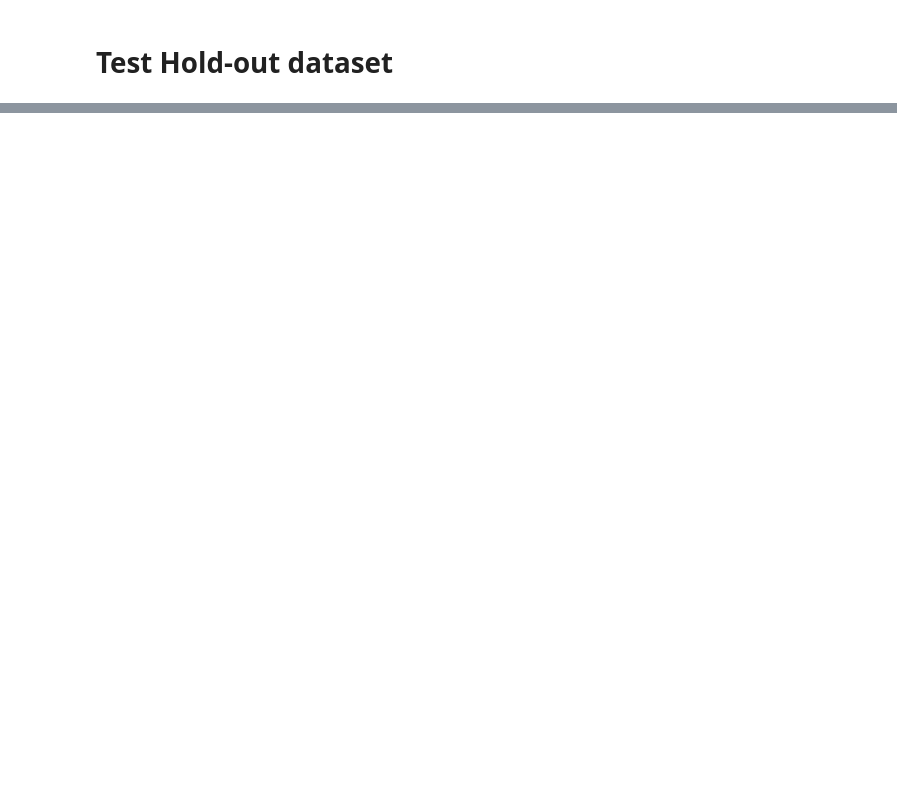
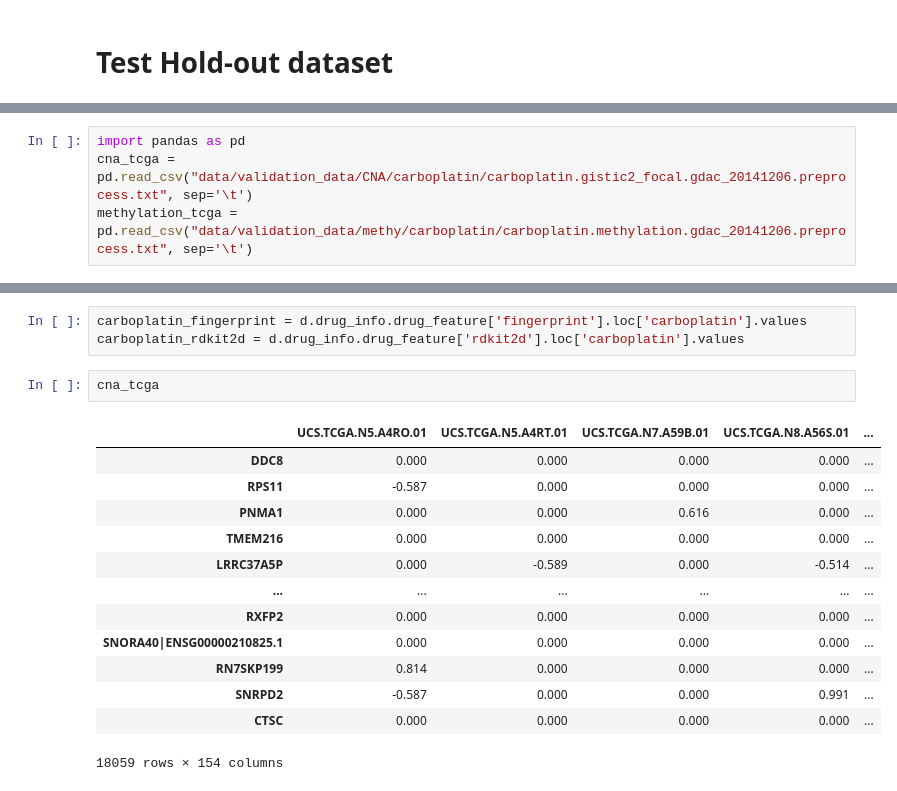
Before and after one commit to mglnbk/MGNet, a Jupyter notebook: data_handler.ipynb, the cells around one changed output, grey strips where cells are left out. Drawn from its saved outputs; the diff is of its cells as text; blank space fills up the shorter version.

```diff
--- a/data_handler.ipynb
+++ b/data_handler.ipynb
@@ -822,0 +793,4 @@ ctrp_ds.processed_experiment.__len__()
+# %%
+import pandas as pd
+cna_tcga = pd.read_csv("data/validation_data/CNA/carboplatin/carboplatin.gistic2_focal.gdac_20141206.preprocess.txt", sep='\t')
+methylation_tcga = pd.read_csv("data/validation_data/methy/carboplatin/carboplatin.methylation.gdac_20141206.preprocess.txt", sep='\t')
@@ -822,0 +818,19 @@ ctrp_ds.processed_experiment.__len__()
+# %%
+carboplatin_fingerprint = d.drug_info.drug_feature['fingerprint'].loc['carboplatin'].values
+carboplatin_rdkit2d = d.drug_info.drug_feature['rdkit2d'].loc['carboplatin'].values
+# %%
+cna_tcga
+# %% [output]
+|  | UCS.TCGA.N5.A4RO.01 | UCS.TCGA.N5.A4RT.01 | UCS.TCGA.N7.A59B.01 | UCS.TCGA.N8.A56S.01 | ... |
+| DDC8 | 0.000 | 0.000 | 0.000 | 0.000 | ... |
+| RPS11 | -0.587 | 0.000 | 0.000 | 0.000 | ... |
+| PNMA1 | 0.000 | 0.000 | 0.616 | 0.000 | ... |
+| TMEM216 | 0.000 | 0.000 | 0.000 | 0.000 | ... |
+| LRRC37A5P | 0.000 | -0.589 | 0.000 | -0.514 | ... |
+| ... | ... | ... | ... | ... | ... |
+| RXFP2 | 0.000 | 0.000 | 0.000 | 0.000 | ... |
+| SNORA40|ENSG00000210825.1 | 0.000 | 0.000 | 0.000 | 0.000 | ... |
+| RN7SKP199 | 0.814 | 0.000 | 0.000 | 0.000 | ... |
+| SNRPD2 | -0.587 | 0.000 | 0.000 | 0.991 | ... |
+| CTSC | 0.000 | 0.000 | 0.000 | 0.000 | ... |
+18059 rows × 154 columns
```
Also changed, not shown: parts of 3 cells of this notebook.
